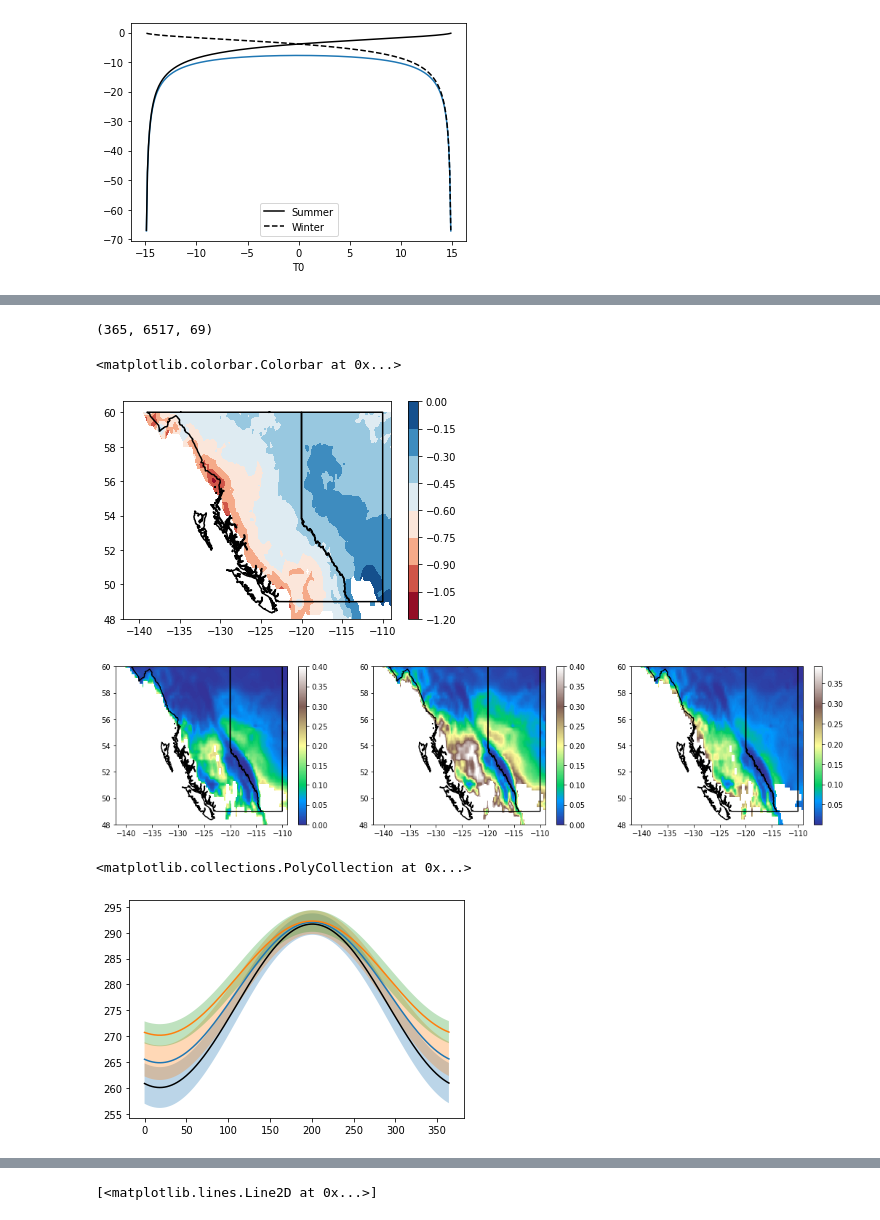
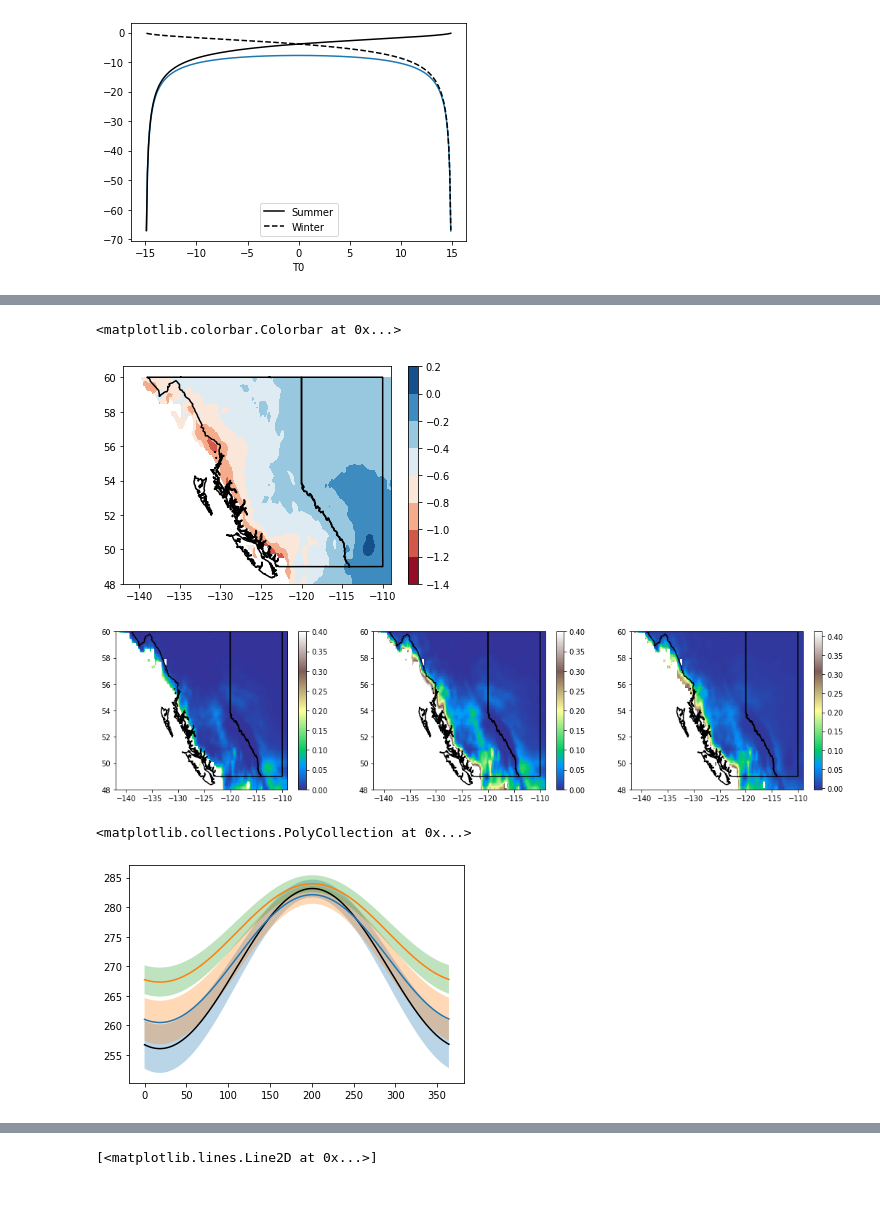
Before and after one commit to andersonsam/cnn_lstm_interpret, a Jupyter notebook: sine_sensitivity.ipynb, the cells around one changed output, grey strips where cells are left out. Cells and saved outputs as stored; diff of their text form; code cells hidden in the pictures.

```diff
--- a/sine_sensitivity.ipynb
+++ b/sine_sensitivity.ipynb
@@ -576,6 +561,7 @@ Tmax = np.vstack([Tmax_hind, Tmax_modern])
 Tmin = np.vstack([Tmin_hind, Tmin_modern])
 Tmean = np.vstack([Tmean_hind, Tmean_modern])
 Tmean = np.copy(Tmax)
+Tmean = np.copy(Tmin)
 P = np.vstack([P_hind, P_modern])
 
 Nlat = np.shape(Tmax)[1]
@@ -1216,7 +1197,3 @@ plt.scatter(gaussian(sigma_fracs), tpm[0,:] - 365)
-# %%
-np.shape(Tmean_seasonal_yearly)
-# %% [output]
-(365, 6517, 69)
 # %%
 #calculate z-score (and sensitivity to temperature perturbations) for each day in 'freeze' period (where Tmean < 0)
 
@@ -1658,7 +1635,7 @@ plot_prov_ax(['BC','AB'],ax)
 plt.colorbar(im)
 # %% [output]
 <matplotlib.colorbar.Colorbar at 0x...>
-[figure, old version]
+[figure, new version]
 # %%
 
 
@@ -1669,31 +1646,30 @@ prob_median_final = 1 - st.norm.cdf(zmedian[:,2] + dzmedian)
 
 delta_prob_median = prob_median_final - prob_median_initial
 # %%
-vars = [zmedian[:,2], dzmedian_dT0_px, prob_median_initial, deltaTy, delta_prob_median]#, zmedian[:,1], dzmedian_dT0_px, dDsnow_dT0_px]
 vars = [prob_median_initial, prob_median_final, delta_prob_median]
 vmin = [np.nanmin(var) for var in vars]
 vmax = [np.nanmax(var) for var in vars]
 vmin[0] = 0
 vmin[1] = 0
 vmax[0] = 0.4
 vmax[1] = 0.4
 # vmin[1] = -0.3
 
 nrows = 1
 ncols = int(np.ceil(len(vars)/nrows))
 fig, axes = plt.subplots(nrows = nrows, ncols = ncols, figsize = (6*ncols, 4*nrows))
 
 kk = 0
 for var, ax in zip(vars, axes.flatten()):
   var_mask = np.copy(var)
   var_mask[mask] = np.nan
   im = ax.imshow(var_mask.reshape(Nlat,Nlon), aspect = 'auto', extent = extentERA, vmin = vmin[kk], vmax = vmax[kk], cmap = 'terrain')
   plot_prov_ax(['BC','AB'], ax)
   ax.set_ylim((np.min(eraLat), np.max(eraLat)))
   plt.colorbar(im,ax = ax)
   kk+=1
 # %% [output]
-[figure, old version]
+[figure, new version]
 # %%
 XX, YY = np.meshgrid(eraLon,eraLat)
 eraLon_px = XX.flatten()
@@ -1761,7 +1737,7 @@ ax.fill_between(t, Tp_central, Tm_central, alpha = 0.3)
 ax.fill_between(t, Tp_southern, Tm_southern, alpha = 0.3)
 # %% [output]
 <matplotlib.collections.PolyCollection at 0x...>
-[figure, old version]
+[figure, new version]
 # %%
 Nyears = 69
 Tmean_yearly_stations = np.zeros((365, Nstations, Nyears))
```
Also changed, not shown: parts of 50 cells of this notebook.
